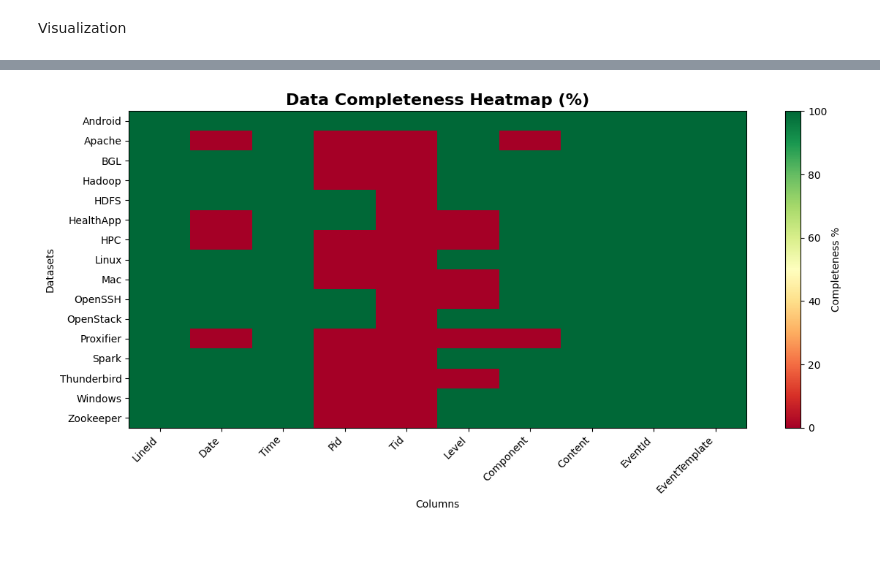
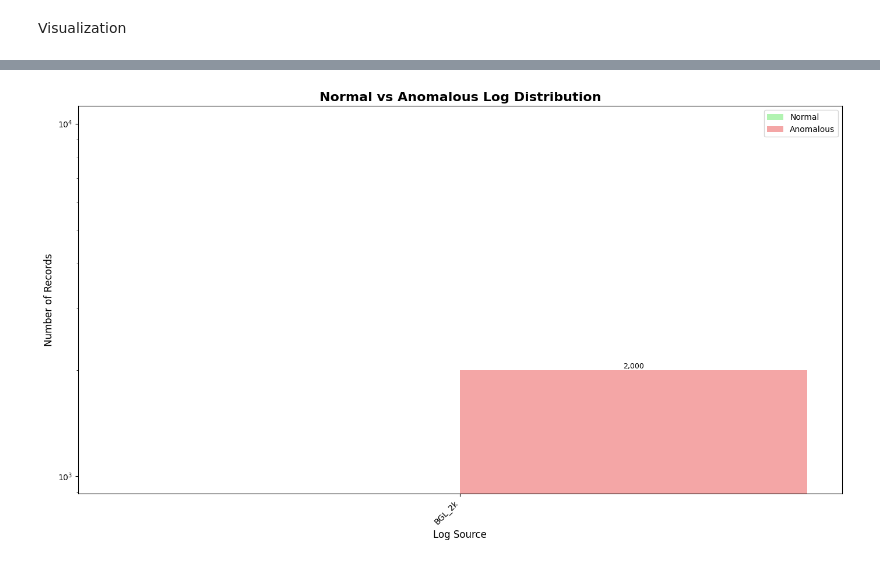
Before and after one commit to krishnasharma4415/log-anomaly-detection, a Jupyter notebook: notebooks/eda.ipynb, the cells around one changed output, grey strips where cells are left out. Drawn from its saved outputs; the diff is of its cells as text; code cells hidden in the pictures.

```diff
--- a/notebooks/eda.ipynb
+++ b/notebooks/eda.ipynb
@@ -22,13 +22,17 @@ PROJECT_ROOT = Path(r"C:\Computer Science\AIMLDL\log-anomaly-detection")
 DATASET_PATH = PROJECT_ROOT / "dataset"
 RAW_DATA_PATH = DATASET_PATH / "raw_data"
 STRUCTURED_DATA_PATH = DATASET_PATH / "structured_data"
+LABELED_DATA_PATH = DATASET_PATH / "labeled_data"
+NORMALIZED_DATA_PATH = LABELED_DATA_PATH / "normalized"
+
+NORMALIZED_DATA_PATH.mkdir(exist_ok=True)
 
 os.environ['HADOOP_HOME'] = 'C:\\hadoop'
 os.environ['PATH'] = f"{os.environ['HADOOP_HOME']}\\bin;{os.environ['PATH']}"
 # %% [markdown]
 Spark Session Initialization
 # %%
-app_name="LogAnomalyEDA"
+app_name = "LabeledLogAnomalyEDA"
 spark = SparkSession.builder \
     .master("local[*]") \
     .config("spark.driver.memory", "10g") \
@@ -48,6 +52,7 @@ spark.sparkContext.setLogLevel("WARN")
 print(f"Spark {spark.version}")
 print(f"Available cores: {spark.sparkContext.defaultParallelism}")
 print(f"Driver memory: {spark.conf.get('spark.driver.memory')}")
+print("Spark session initialized successfully!")
 # %% [output]
 Spark 3.4.1
 Available cores: 20
@@ -463,12 +605,5 @@ EventTemplate:
 Visualization
 # %%
 plt.style.use('default')
-fig_size = (12, 6)
-
-if not datasets_info:
-    print("No dataset information available for visualization")
-
-dataset_names = [info['name'].replace('_2k.log_structured.csv', '') for info in datasets_info]
-row_counts = [info['rows'] for info in datasets_info]
-col_counts = [info['columns'] for info in datasets_info]
+fig_size = (14, 6)
 # %%
@@ -506,41 +655,31 @@ plt.show()
 # %%
-if quality_reports:
-    completeness_data = []
-    quality_dataset_names = []
-    column_names_for_heatmap = []
+plt.figure(figsize=fig_size)
 
-    for report in quality_reports:
-        if report and report['columns']:
-            quality_dataset_names.append(report['dataset_name'].replace('_2k.log_structured.csv', ''))
-            completeness_row = []
-            if not column_names_for_heatmap:
-                column_names_for_heatmap = list(report['columns'].keys())
+normal_counts = [analysis['normal_count'] for analysis in label_analyses]
+anomaly_counts = [analysis['anomaly_count'] for analysis in label_analyses]
 
-            for col in column_names_for_heatmap:
-                if col in report['columns']:
-                    completeness_row.append(report['columns'][col]['completeness'])
-                else:
-                    completeness_row.append(0)
-            completeness_data.append(completeness_row)
+x_pos = np.arange(len(dataset_names_labels))
+width = 0.35
 
-    if completeness_data:
-        completeness_df = pd.DataFrame(completeness_data,
-                                     index=quality_dataset_names,
-                                     columns=column_names_for_heatmap)
+bars1 = plt.bar(x_pos - width/2, normal_counts, width, label='Normal', color='lightgreen', alpha=0.7)
+bars2 = plt.bar(x_pos + width/2, anomaly_counts, width, label='Anomalous', color='lightcoral', alpha=0.7)
 
-        plt.figure(figsize=fig_size)
-        im = plt.imshow(completeness_df.values, cmap='RdYlGn', aspect='auto', vmin=0, vmax=100)
-        plt.title('Data Completeness Heatmap (%)', fontsize=16, fontweight='bold')
-        plt.xlabel('Columns')
-        plt.ylabel('Datasets')
-        plt.xticks(range(len(column_names_for_heatmap)), column_names_for_heatmap, rotation=45, ha='right')
-        plt.yticks(range(len(quality_dataset_names)), quality_dataset_names)
+plt.title('Normal vs Anomalous Log Distribution', fontsize=16, fontweight='bold')
+plt.xlabel('Log Source', fontsize=12)
+plt.ylabel('Number of Records', fontsize=12)
+plt.xticks(x_pos, dataset_names_labels, rotation=45, ha='right')
+plt.legend()
 
-        cbar = plt.colorbar(im)
-        cbar.set_label('Completeness %')
+for bars in [bars1, bars2]:
+    for bar in bars:
+        height = bar.get_height()
+        if height > 0:
+            plt.text(bar.get_x() + bar.get_width()/2, height + max(max(normal_counts), max(anomaly_counts))*0.01,
+                    f'{int(height):,}', ha='center', fontsize=9)
 
-        plt.tight_layout()
-        plt.show()
+plt.yscale('log')
+plt.tight_layout()
+plt.show()
 # %% [output]
-[figure, old version]
+[figure, new version]
 # %%
```
Also changed, not shown: parts of 19 cells of this notebook, 45 other files.
